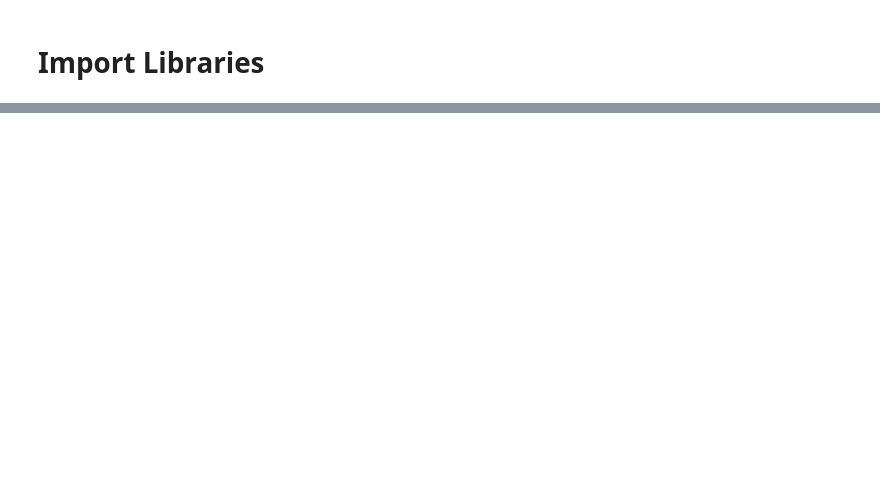
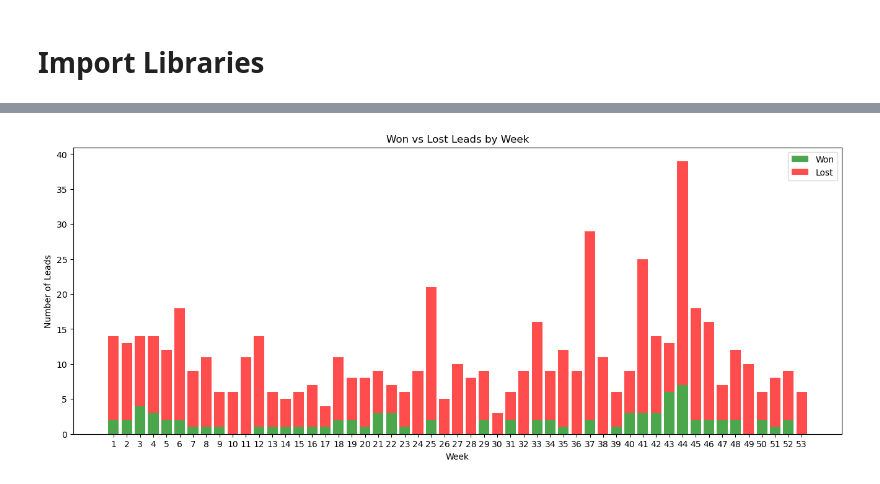
Before and after one commit to mrcomans/Yala_Lead_qualification, a Jupyter notebook: 2_feature_transformations_yala.ipynb, the cells around one changed output, grey strips where cells are left out. Saved outputs shown, nothing was run; the diff lists cells and outputs as text; code cells hidden in the pictures; blank space fills up the shorter version.

```diff
--- a/2_feature_transformations_yala.ipynb
+++ b/2_feature_transformations_yala.ipynb
@@ -215,7 +254,8 @@ leads_df_snowflake.show()
 # %%
 # Encode categoricals to numeric columns
-snowml_ohe = snowml.OneHotEncoder(input_cols=["LEADSOURCEID", "ADDRESSCOUNTRY", "EMAIL_TYPE"], output_cols=["LS_", "AD_", "ET_"])
+snowml_ohe = snowml.OneHotEncoder(input_cols=["LEADSOURCEID", "ADDRESSCOUNTRY", "EMAIL_TYPE"], output_cols=['LS', 'AD', 'ET'])
 # transformed_leads_df = snowml_ohe.fit(leads_df_snowflake).transform(leads_df_snowflake)
 leads_df_snowflake = snowml_ohe.fit(leads_df_snowflake).transform(leads_df_snowflake)
+print(leads_df_snowflake.columns)
 
-np.array(leads_df_snowflake.columns)
+# np.array(leads_df_snowflake.columns)
@@ -350,0 +425,41 @@ print(snippet.to_json(orient='records', lines=True))
+# %%
+# Filter the DataFrame for 'Won' and 'Lost' leads
+won_leads = leads_df_snowflake[leads_df_snowflake['O_OPPORTUNITYSTATE'] == 1]
+lost_leads = leads_df_snowflake[leads_df_snowflake['O_OPPORTUNITYSTATE'] == 0]
+
+won_leads = won_leads.to_pandas()
+lost_leads = lost_leads.to_pandas()
+
+# Assuming won_leads and lost_leads are pandas DataFrames with a column 'CREATEDWEEK'
+
+# Calculate the count of won and lost leads for each week
+week_counts_won = won_leads['CREATEDWEEK'].value_counts().sort_index()
+week_counts_lost = lost_leads['CREATEDWEEK'].value_counts().sort_index()
+
+# Ensure both series have the same weeks (in case some weeks are missing in either DataFrame)
+all_weeks = week_counts_won.index.union(week_counts_lost.index)
+week_counts_won = week_counts_won.reindex(all_weeks, fill_value=0)
+week_counts_lost = week_counts_lost.reindex(all_weeks, fill_value=0)
+
+# Create an array for the positions of the bars on the x-axis
+x_pos = np.arange(len(all_weeks))
+# Plotting the histogram
+plt.figure(figsize=(16, 6))
+
+# Plot the 'Won' category
+plt.bar(x_pos, week_counts_won, align='center', alpha=0.7, color='green', label='Won')
+
+# Plot the 'Lost' category on top of 'Won'
+plt.bar(x_pos, week_counts_lost, bottom=week_counts_won, align='center', alpha=0.7, color='red', label='Lost')
+
+# Add labels, title, and legend
+plt.xlabel('Week')
+plt.ylabel('Number of Leads')
+plt.title('Won vs Lost Leads by Week')
+plt.xticks(x_pos, all_weeks)
+plt.legend()
+
+# Show the plot
+plt.show()
+# %% [output]
+[figure, added]
```
Also changed, not shown: parts of 70 cells of this notebook, 2 other files.
